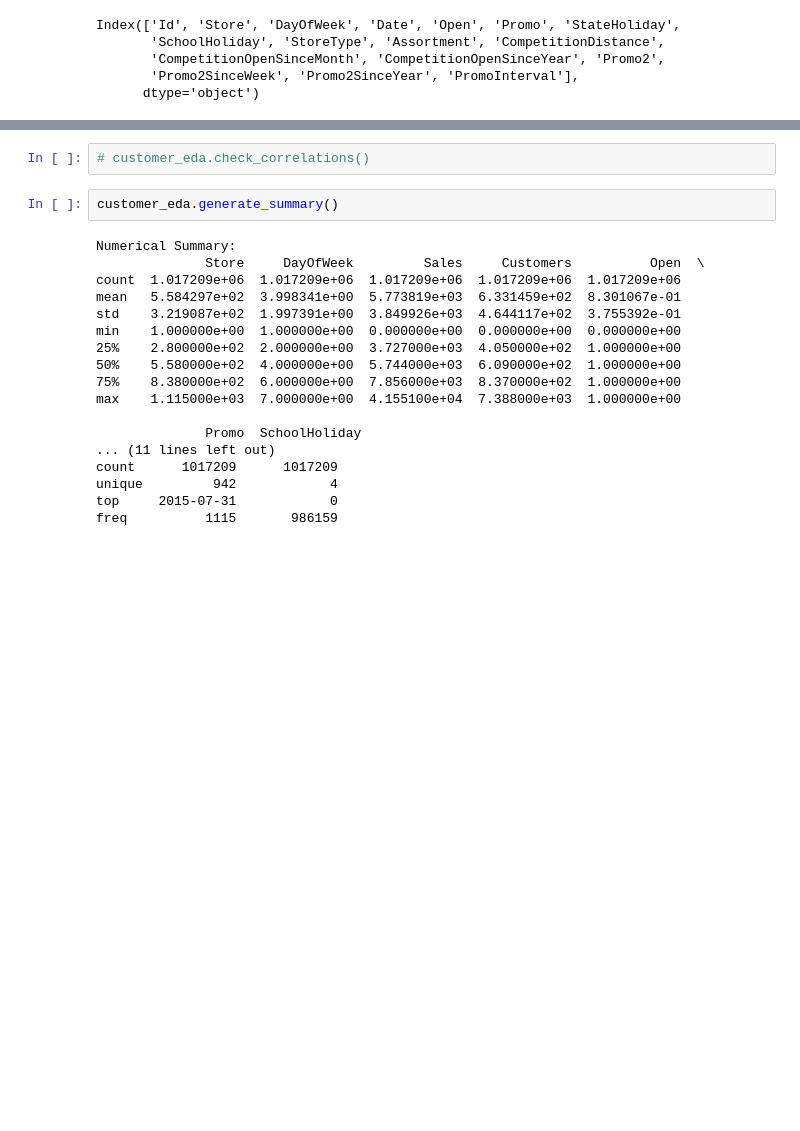
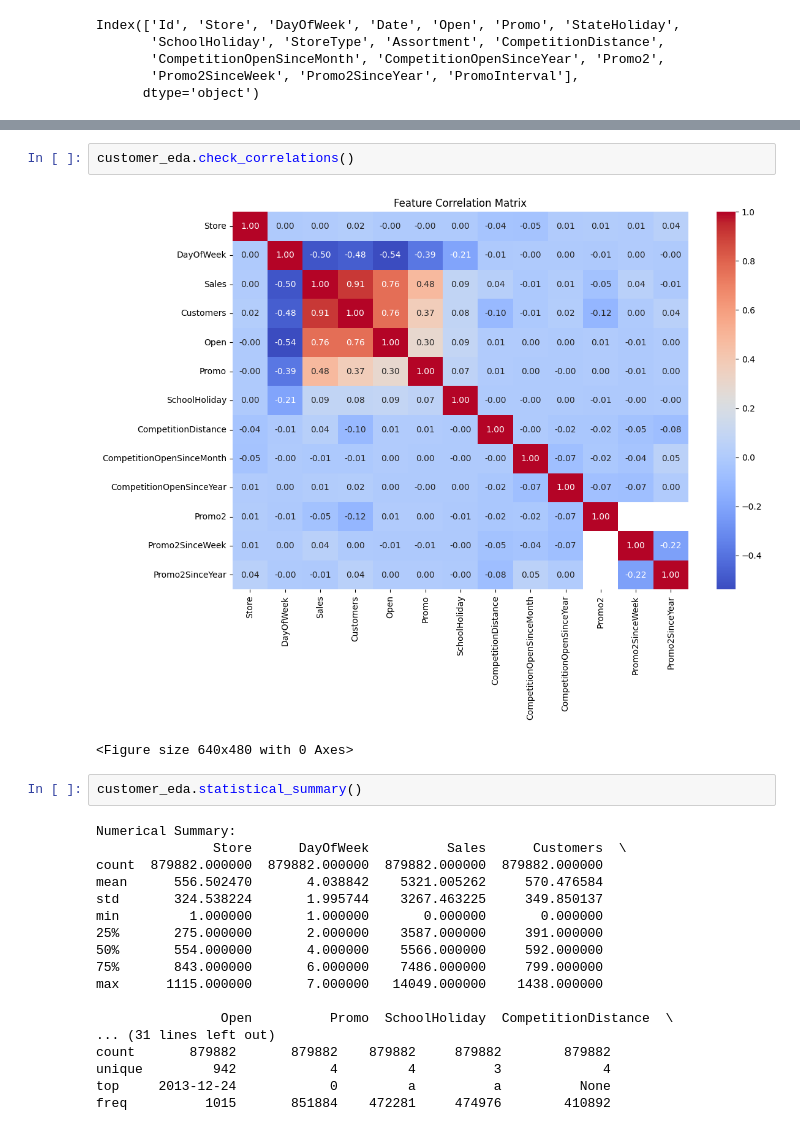
Before and after one commit to amare1990/phramaceutical-data-analysis, a Jupyter notebook: notebooks/customer_bahavior_eda.ipynb, the cells around one changed output, grey strips where cells are left out. Cells and saved outputs as stored; diff of their text form; blank space fills up the shorter version.

```diff
--- a/notebooks/customer_bahavior_eda.ipynb
+++ b/notebooks/customer_bahavior_eda.ipynb
@@ -101,22 +115,25 @@ Index(['Id', 'Store', 'DayOfWeek', 'Date', 'Open', 'Promo', 'StateHoliday',
 # %%
-# customer_eda.check_correlations()
+customer_eda.check_correlations()
+# %% [output]
+[figure, added]
+<Figure size 640x480 with 0 Axes>
 # %%
-customer_eda.generate_summary()
+customer_eda.statistical_summary()
 # %% [output]
 Numerical Summary:
-              Store     DayOfWeek         Sales     Customers          Open  \
-count  1.017209e+06  1.017209e+06  1.017209e+06  1.017209e+06  1.017209e+06
-mean   5.584297e+02  3.998341e+00  5.773819e+03  6.331459e+02  8.301067e-01
-std    3.219087e+02  1.997391e+00  3.849926e+03  4.644117e+02  3.755392e-01
-min    1.000000e+00  1.000000e+00  0.000000e+00  0.000000e+00  0.000000e+00
-25%    2.800000e+02  2.000000e+00  3.727000e+03  4.050000e+02  1.000000e+00
-50%    5.580000e+02  4.000000e+00  5.744000e+03  6.090000e+02  1.000000e+00
-75%    8.380000e+02  6.000000e+00  7.856000e+03  8.370000e+02  1.000000e+00
-max    1.115000e+03  7.000000e+00  4.155100e+04  7.388000e+03  1.000000e+00
+               Store      DayOfWeek          Sales      Customers  \
+count  879882.000000  879882.000000  879882.000000  879882.000000
+mean      556.502470       4.038842    5321.005262     570.476584
+std       324.538224       1.995744    3267.463225     349.850137
+min         1.000000       1.000000       0.000000       0.000000
+25%       275.000000       2.000000    3587.000000     391.000000
+50%       554.000000       4.000000    5566.000000     592.000000
+75%       843.000000       6.000000    7486.000000     799.000000
+max      1115.000000       7.000000   14049.000000    1438.000000
 
-              Promo  SchoolHoliday
-... (11 lines left out)
-count      1017209      1017209
-unique         942            4
-top     2015-07-31            0
-freq          1115       986159
+                Open          Promo  SchoolHoliday  CompetitionDistance  \
+... (31 lines left out)
+count       879882       879882    879882     879882        879882
+unique         942            4         4          3             4
+top     2013-12-24            0         a          a          None
+freq          1015       851884    472281     474976        410892
```
Also changed, not shown: parts of 3 cells of this notebook, 3 other files.
